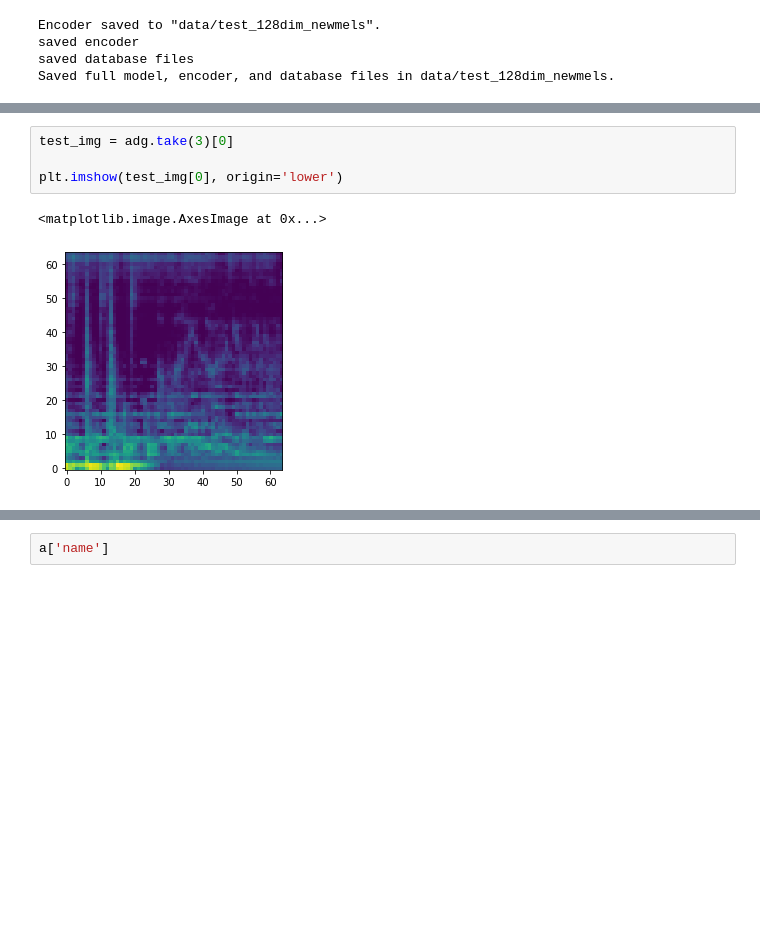
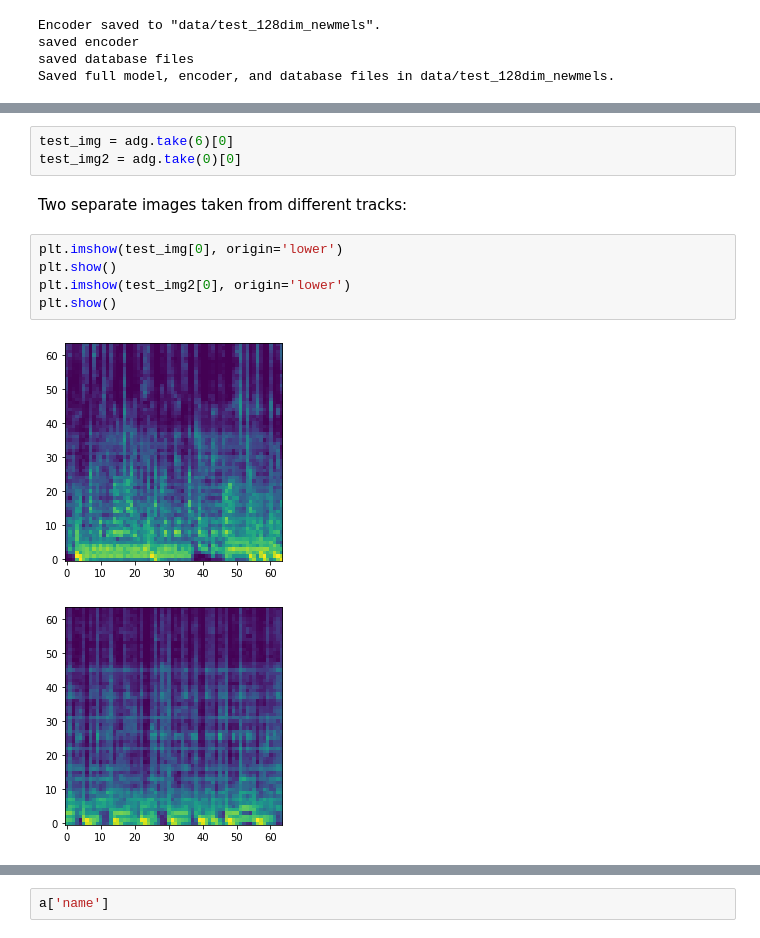
Before and after one commit to rollingstorms/song-similarity-app, a Jupyter notebook: model training.ipynb, the cells around one changed output, grey strips where cells are left out. Drawn from its saved outputs; the diff is of its cells as text; blank space fills up the shorter version.

```diff
--- a/model training.ipynb
+++ b/model training.ipynb
@@ -82,7 +91,13 @@ Saved full model, encoder, and database files in data/test_128dim_newmels.
+# %%
+test_img = adg.take(6)[0]
+test_img2 = adg.take(0)[0]
+# %% [markdown]
+Two separate images taken from different tracks:
 # %%
-test_img = adg.take(3)[0]
-
 plt.imshow(test_img[0], origin='lower')
+plt.show()
+plt.imshow(test_img2[0], origin='lower')
+plt.show()
 # %% [output]
-<matplotlib.image.AxesImage at 0x...>
-[figure, old version]
+[figure, new version]
+[figure, added]
```
Also changed, not shown: parts of 29 cells of this notebook, 3 other files.
